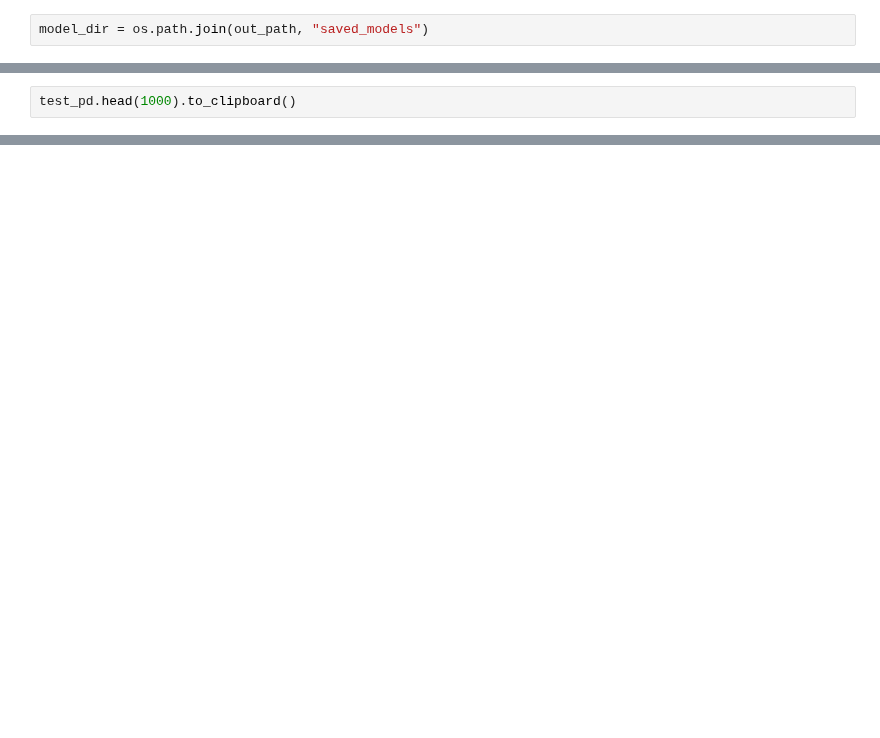
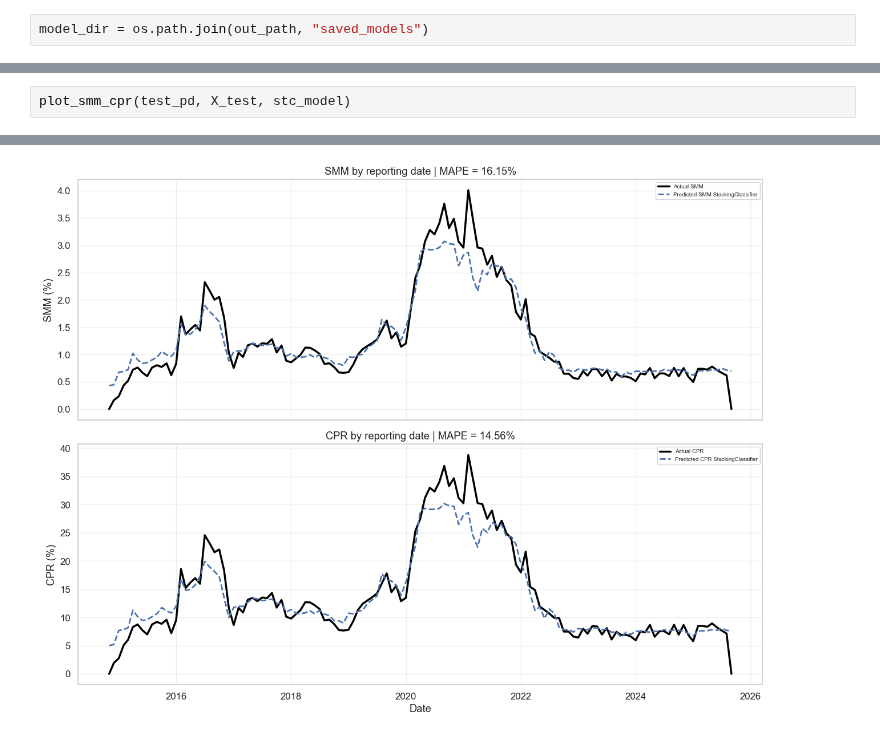
Before and after one commit to Ormenel/hse_khagva, a Jupyter notebook: eda/EDA_ver2.ipynb, the cells around one changed output, grey strips where cells are left out. Saved outputs shown, nothing was run; the diff lists cells and outputs as text; blank space fills up the shorter version.

```diff
--- a/eda/EDA_ver2.ipynb
+++ b/eda/EDA_ver2.ipynb
@@ -409,2 +377,3 @@ plot_smm_cpr(test_pd, X_test, cal_model)
-# %%
-test_pd.head(1000).to_clipboard()
+# %%
+plot_smm_cpr(test_pd, X_test, stc_model)
+# %% [output]
@@ -410,0 +384 @@ test_pd.head(1000).to_clipboard()
+[figure, added]
```
Also changed, not shown: parts of 22 cells of this notebook.
